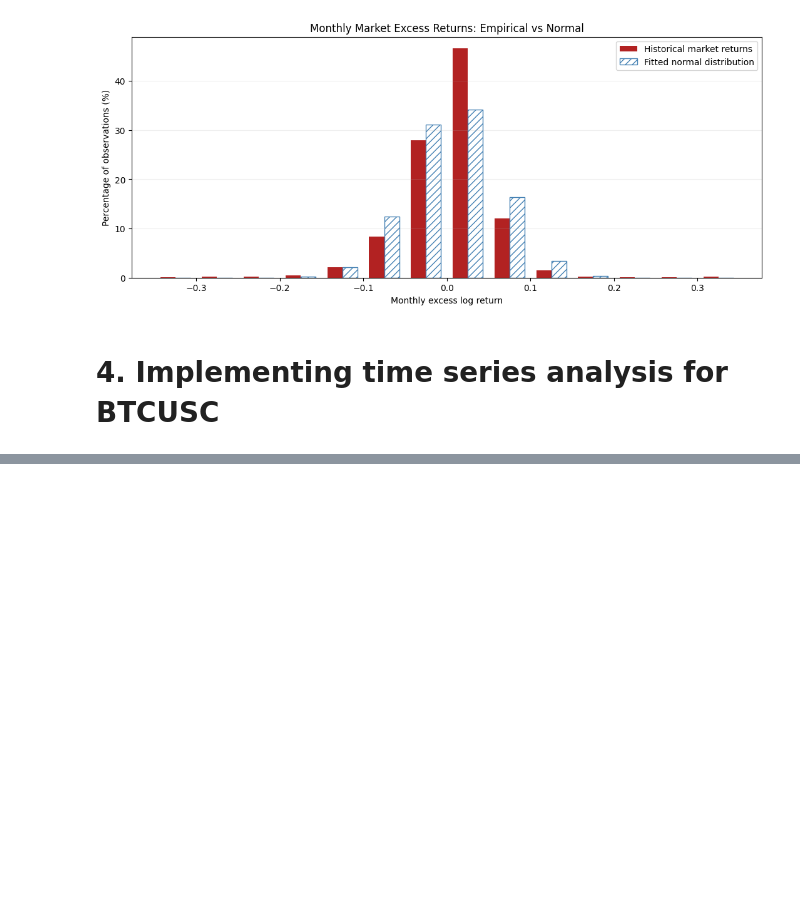
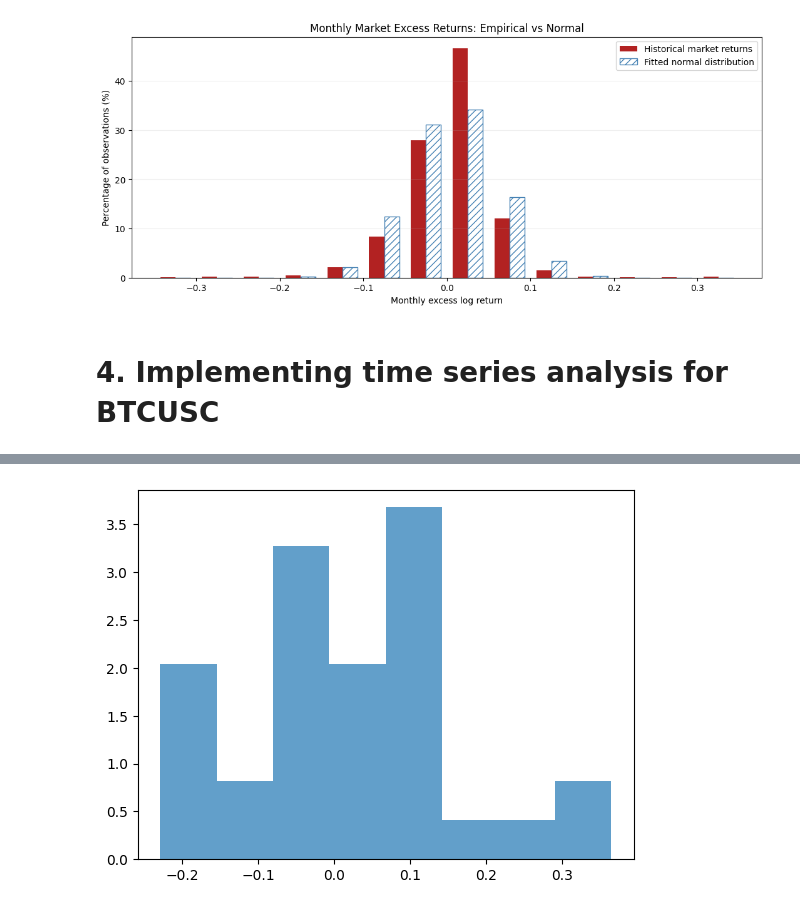
Before and after one commit to FerCorcuera/mit-quant-finance, a Jupyter notebook: Portfolio Theory/historic_returns_on_portfolios.ipynb, the cells around one changed output, grey strips where cells are left out. Cells and saved outputs as stored; diff of their text form; code cells hidden in the pictures; blank space fills up the shorter version.

```diff
--- a/Portfolio Theory/historic_returns_on_portfolios.ipynb
+++ b/Portfolio Theory/historic_returns_on_portfolios.ipynb
@@ -318,0 +350,9 @@ plt.show()
+# %%
+# Chekcing how the distribution changes when we aggregate to montlhy returns
+btcusdcp["date"] = pd.to_datetime(btcusdcp["date"], utc=True)
+
+btcusdcp = btcusdcp.set_index("date").sort_index()
+
+monthly_returns = btcusdcp["log_returns"].resample("ME").sum(min_count=1)
+
+monthly_returns.head()
@@ -318,0 +367,5 @@ plt.show()
+# %%
+plt.hist(monthly_returns.dropna(), bins=8, density=True, alpha=0.7)
+plt.show()
+# %% [output]
+[figure, added]
```
Also changed, not shown: parts of 10 cells of this notebook.
